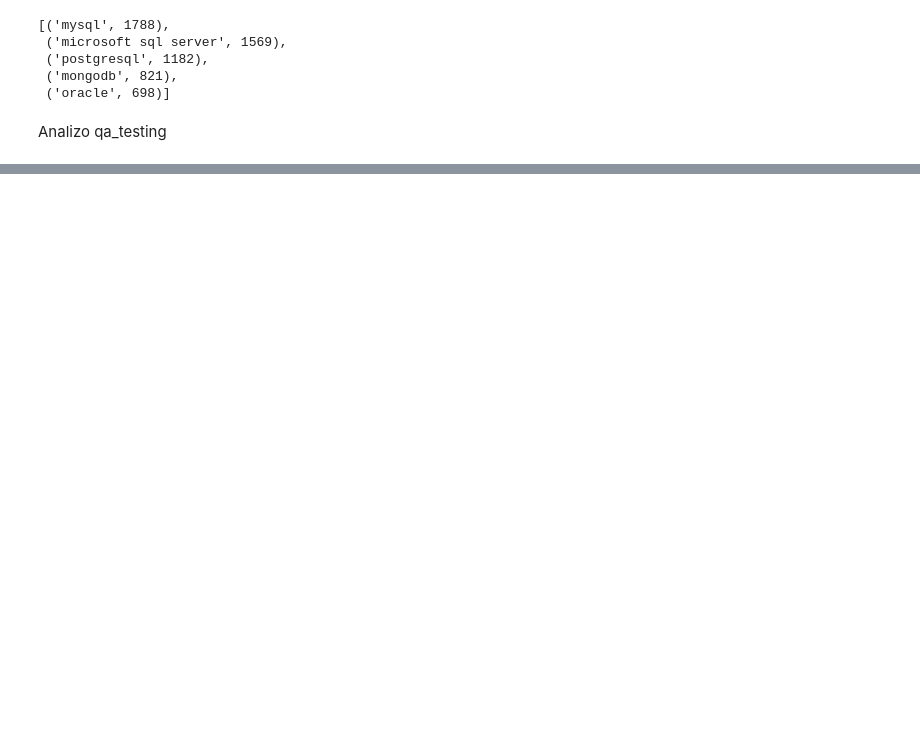
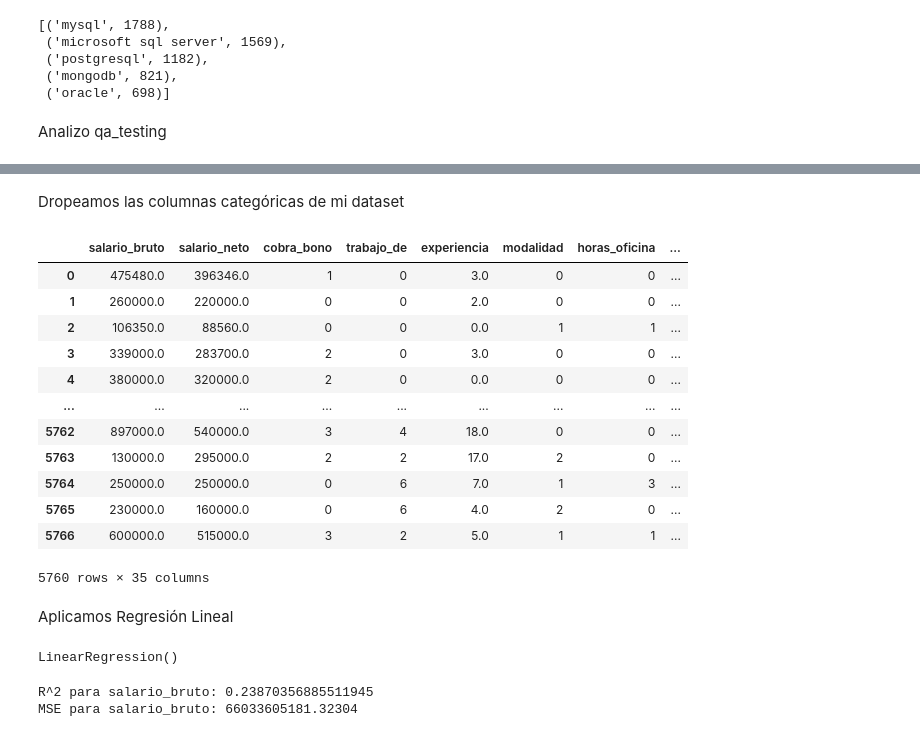
Before and after one commit to AgustinCocciardi/IA-Aplicada, a Jupyter notebook: Encuesta_de_sueldos.ipynb, the cells around one changed output, grey strips where cells are left out. Drawn from its saved outputs; the diff is of its cells as text; code cells hidden in the pictures; blank space fills up the shorter version.

```diff
--- a/Encuesta_de_sueldos.ipynb
+++ b/Encuesta_de_sueldos.ipynb
@@ -877,0 +734,6 @@ KeyError: 'copia_trabajo_de'
+# %%
+for lenguaje, _ in lenguajes_comunes:
+    # Crear la nueva columna con el nombre del lenguaje
+    df_modificado[f'lang_{lenguaje.replace(" ", "_").lower()}'] = df_modificado['lenguajes'].apply(
+        lambda x: 1 if lenguaje.lower() in str(x).lower() else 0
+    )
@@ -877,0 +758,6 @@ KeyError: 'copia_trabajo_de'
+# %%
+for database, _ in databases_comunes:
+    # Crear la nueva columna con el nombre de la base de datos
+    df_modificado[f'db_{database.replace(" ", "_").lower()}'] = df_modificado['databases'].apply(
+        lambda x: 1 if database.lower() in str(x).lower() else 0
+    )
@@ -877,0 +782,7 @@ KeyError: 'copia_trabajo_de'
+# %%
+# Iterar sobre la lista de qa_testing_comunes
+for herramienta, _ in qa_testing_comunes:
+    # Crear la nueva columna con el nombre de la herramienta de QA
+    df_modificado[f'qa_{herramienta.replace(" ", "_").lower()}'] = df_modificado['qa_testing'].apply(
+        lambda x: 1 if herramienta.lower() in str(x).lower() else 0
+    )
@@ -877,0 +805,29 @@ KeyError: 'copia_trabajo_de'
+# %% [markdown]
+Dropeamos las columnas categóricas de mi dataset
+# %%
+# Lista de columnas a eliminar
+columnas_a_eliminar = ['beneficios', 'plataformas', 'lenguajes', 'frameworks', 'databases', 'qa_testing']
+
+# Dropear las columnas del DataFrame
+df_modificado.drop(columns=columnas_a_eliminar, inplace=True)
+
+# Verificar las columnas restantes
+print(df_modificado.columns)
+# %%
+df_modificado
+# %% [output]
+|  | salario_bruto | salario_neto | cobra_bono | trabajo_de | experiencia | modalidad | horas_oficina | ... |
+| 0 | 475480.0 | 396346.0 | 1 | 0 | 3.0 | 0 | 0 | ... |
+| 1 | 260000.0 | 220000.0 | 0 | 0 | 2.0 | 0 | 0 | ... |
+| 2 | 106350.0 | 88560.0 | 0 | 0 | 0.0 | 1 | 1 | ... |
+| 3 | 339000.0 | 283700.0 | 2 | 0 | 3.0 | 0 | 0 | ... |
+| 4 | 380000.0 | 320000.0 | 2 | 0 | 0.0 | 0 | 0 | ... |
+| ... | ... | ... | ... | ... | ... | ... | ... | ... |
+| 5762 | 897000.0 | 540000.0 | 3 | 4 | 18.0 | 0 | 0 | ... |
+| 5763 | 130000.0 | 295000.0 | 2 | 2 | 17.0 | 2 | 0 | ... |
+| 5764 | 250000.0 | 250000.0 | 0 | 6 | 7.0 | 1 | 3 | ... |
+| 5765 | 230000.0 | 160000.0 | 0 | 6 | 4.0 | 2 | 0 | ... |
+| 5766 | 600000.0 | 515000.0 | 3 | 2 | 5.0 | 1 | 1 | ... |
+5760 rows × 35 columns
+# %% [markdown]
+Aplicamos Regresión Lineal
@@ -877,0 +842,18 @@ KeyError: 'copia_trabajo_de'
+# %%
+# Crear y ajustar el modelo de regresión lineal para salario_bruto
+modelo_bruto = LinearRegression()
+modelo_bruto.fit(X_train, y_train_bruto)
+# %% [output]
+LinearRegression()
+# %%
+# Predecir y evaluar el modelo para salario_bruto
+y_pred_bruto = modelo_bruto.predict(X_test)
+mse_bruto = mean_squared_error(y_test_bruto, y_pred_bruto)
+r2_bruto = r2_score(y_test_bruto, y_pred_bruto)
+
+# Mostrar resultados para salario_bruto
+print(f'R^2 para salario_bruto: {r2_bruto}')
+print(f'MSE para salario_bruto: {mse_bruto}')
+# %% [output]
+R^2 para salario_bruto: 0.23870356885511945
+MSE para salario_bruto: 66033605181.32304
```
Also changed, not shown: parts of 41 cells of this notebook.
